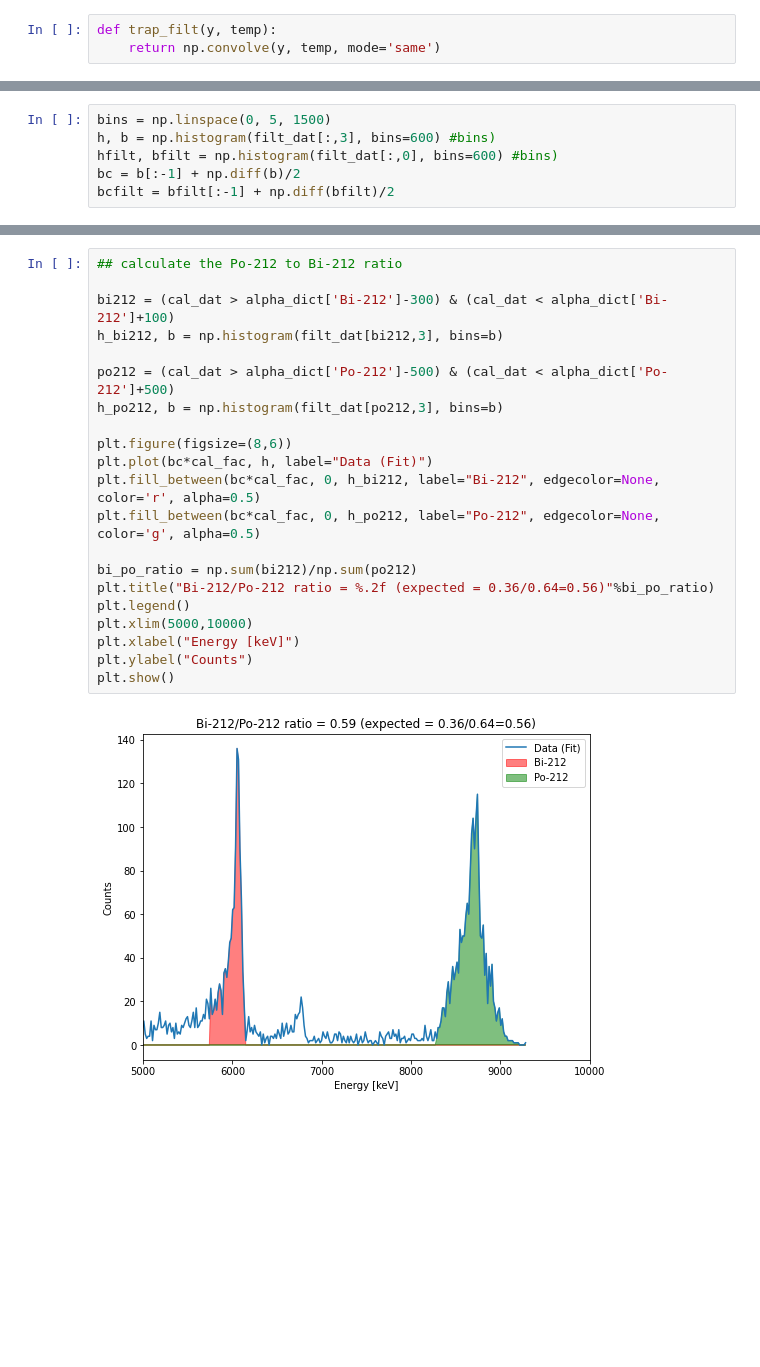
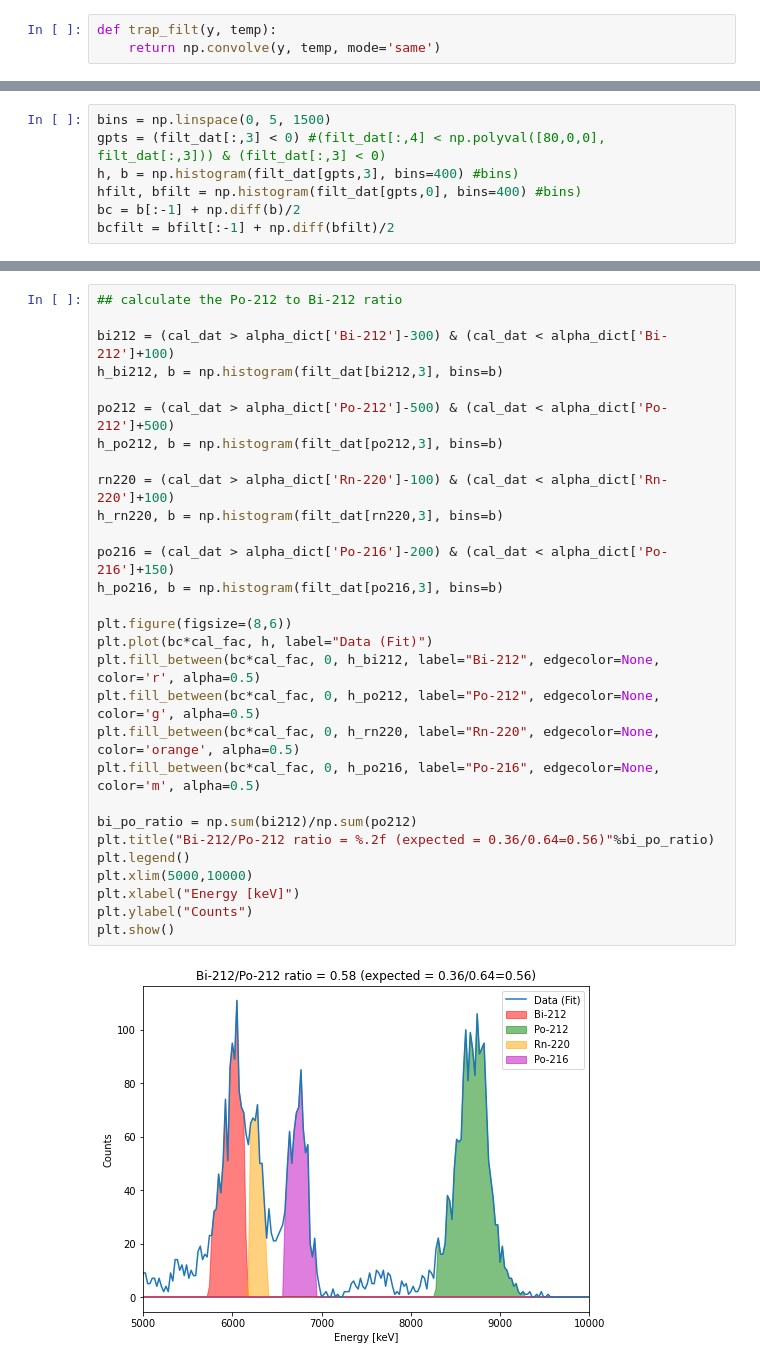
Before and after one commit to Moore-Lab/composite_DM, a Jupyter notebook: radon/radon_spectrum.ipynb, the cells around one changed output, grey strips where cells are left out. Drawn from its saved outputs; the diff is of its cells as text; blank space fills up the shorter version.

```diff
--- a/radon/radon_spectrum.ipynb
+++ b/radon/radon_spectrum.ipynb
@@ -153,6 +209,7 @@ plt.plot(filt_dat[:,0], filt_dat[:,3], '.', ms=1)
 # %%
 bins = np.linspace(0, 5, 1500)
-h, b = np.histogram(filt_dat[:,3], bins=600) #bins)
-hfilt, bfilt = np.histogram(filt_dat[:,0], bins=600) #bins)
+gpts = (filt_dat[:,3] < 0) #(filt_dat[:,4] < np.polyval([80,0,0], filt_dat[:,3])) & (filt_dat[:,3] < 0)
+h, b = np.histogram(filt_dat[gpts,3], bins=400) #bins)
+hfilt, bfilt = np.histogram(filt_dat[gpts,0], bins=400) #bins)
 bc = b[:-1] + np.diff(b)/2
 bcfilt = bfilt[:-1] + np.diff(bfilt)/2
@@ -179,23 +244,31 @@ plt.show()
 # %%
 ## calculate the Po-212 to Bi-212 ratio
 
 bi212 = (cal_dat > alpha_dict['Bi-212']-300) & (cal_dat < alpha_dict['Bi-212']+100)
 h_bi212, b = np.histogram(filt_dat[bi212,3], bins=b)
 
 po212 = (cal_dat > alpha_dict['Po-212']-500) & (cal_dat < alpha_dict['Po-212']+500)
 h_po212, b = np.histogram(filt_dat[po212,3], bins=b)
 
+rn220 = (cal_dat > alpha_dict['Rn-220']-100) & (cal_dat < alpha_dict['Rn-220']+100)
+h_rn220, b = np.histogram(filt_dat[rn220,3], bins=b)
+
+po216 = (cal_dat > alpha_dict['Po-216']-200) & (cal_dat < alpha_dict['Po-216']+150)
+h_po216, b = np.histogram(filt_dat[po216,3], bins=b)
+
 plt.figure(figsize=(8,6))
 plt.plot(bc*cal_fac, h, label="Data (Fit)")
 plt.fill_between(bc*cal_fac, 0, h_bi212, label="Bi-212", edgecolor=None, color='r', alpha=0.5)
 plt.fill_between(bc*cal_fac, 0, h_po212, label="Po-212", edgecolor=None, color='g', alpha=0.5)
+plt.fill_between(bc*cal_fac, 0, h_rn220, label="Rn-220", edgecolor=None, color='orange', alpha=0.5)
+plt.fill_between(bc*cal_fac, 0, h_po216, label="Po-216", edgecolor=None, color='m', alpha=0.5)
 
 bi_po_ratio = np.sum(bi212)/np.sum(po212)
 plt.title("Bi-212/Po-212 ratio = %.2f (expected = 0.36/0.64=0.56)"%bi_po_ratio)
 plt.legend()
 plt.xlim(5000,10000)
 plt.xlabel("Energy [keV]")
 plt.ylabel("Counts")
 plt.show()
 # %% [output]
-[figure, old version]
+[figure, new version]
```
Also changed, not shown: parts of 17 cells of this notebook.
